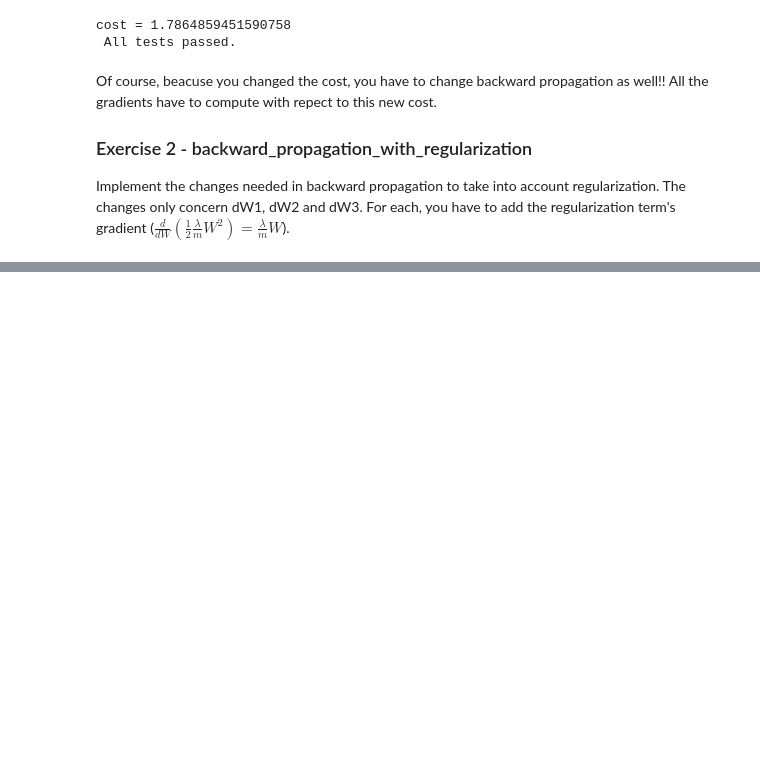
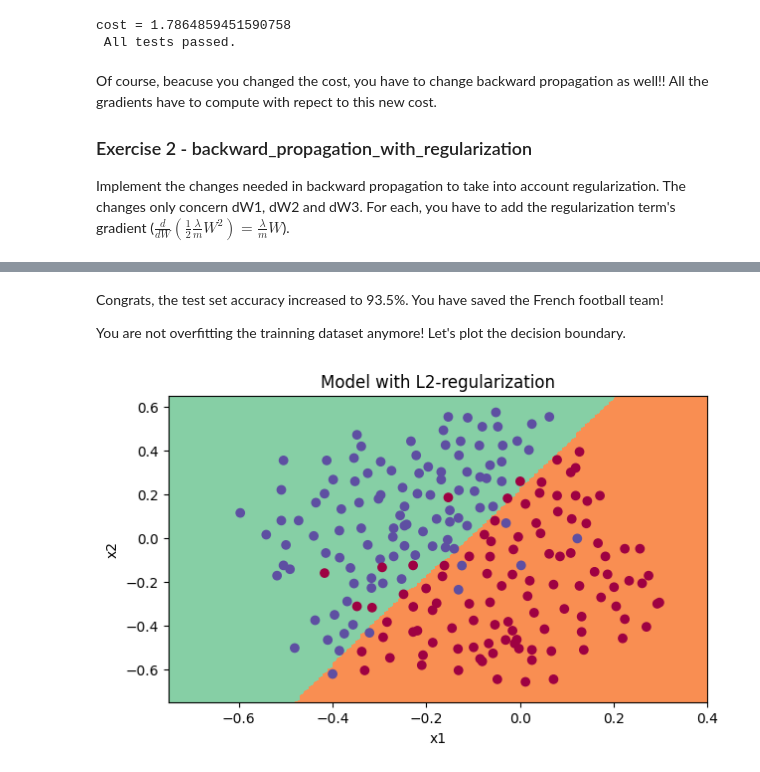
Before and after one commit to Donner886/Deep-learning, a Jupyter notebook: Chapter02-Hyper-parameters-fine-Tuning/W1A2/Regularization_ddma.ipynb, the cells around one changed output, grey strips where cells are left out. Drawn from its saved outputs; the diff is of its cells as text; code cells hidden in the pictures; blank space fills up the shorter version.

```diff
--- a/Chapter02-Hyper-parameters-fine-Tuning/W1A2/Regularization_ddma.ipynb
+++ b/Chapter02-Hyper-parameters-fine-Tuning/W1A2/Regularization_ddma.ipynb
@@ -285,0 +329,12 @@ def backward_propagation_with_regularization(X, Y, cache, lambd):
+# %% [markdown]
+Congrats, the test set accuracy increased to 93.5%. You have saved the French football team!
+
+You are not overfitting the trainning dataset anymore! Let's plot the decision boundary.
+# %%
+plt.title("Model with L2-regularization")
+axes = plt.gca()
+axes.set_xlim([-0.75,0.40])
+axes.set_ylim([-0.75,0.65])
+plot_decision_boundary(lambda x: predict_dec(parameters, x.T), train_X, train_Y)
+# %% [output]
+[figure, added]
```
Also changed, not shown: parts of 8 cells of this notebook.
